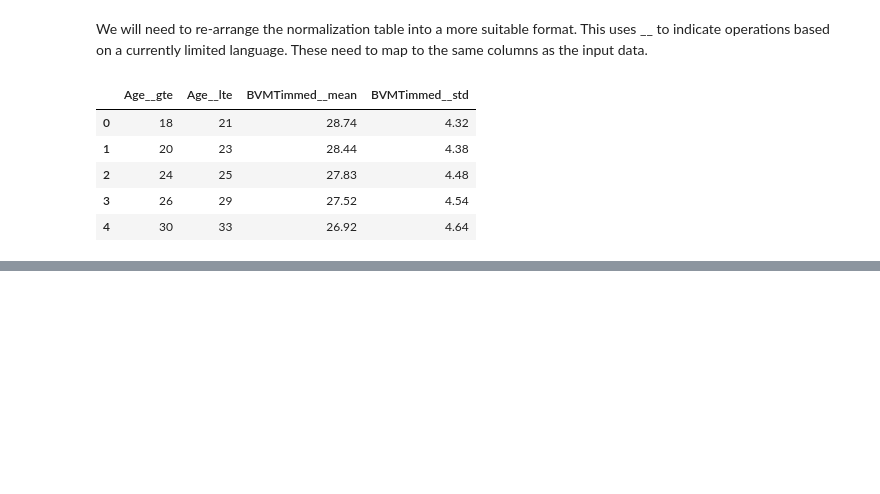
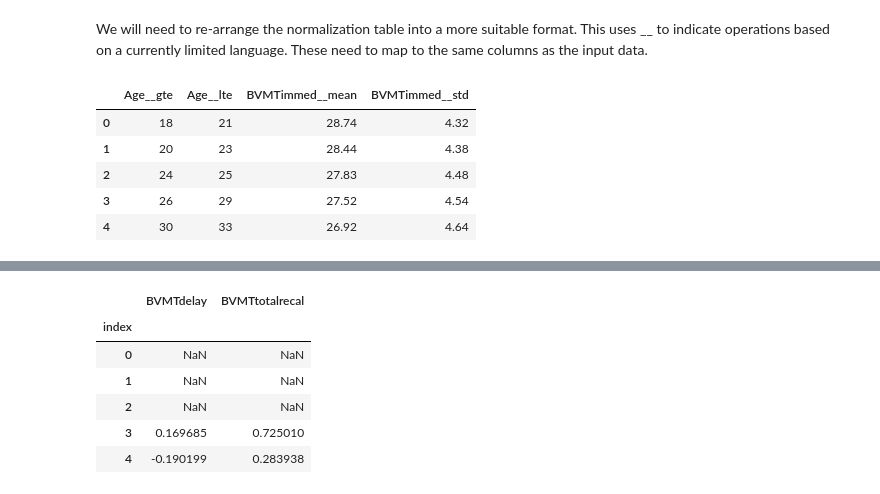
Before and after one commit to JudoWill/autoneuro, a Jupyter notebook: 00_core.ipynb, the cells around one changed output, grey strips where cells are left out. Saved outputs shown, nothing was run; the diff lists cells and outputs as text; code cells hidden in the pictures; blank space fills up the shorter version.

```diff
--- a/00_core.ipynb
+++ b/00_core.ipynb
@@ -276,0 +651,18 @@ multi_trans.get_feature_names()
+# %%
+
+eqn = "(scaled-(0.2267*(Education-13.86) + (-0.1262)*(Age-40.63) + 0.8593*heaton_gender + 7.691))/2.5197"
+flt = '(RaceCat == "AA") & ((Age >= 18) & (Age <= 66))'
+
+smaller_data = bvmt_all
+
+
+cal_data = pd.DataFrame({'scaled': bvmt_all['BVMTdelay'].map(scale_ser.get),
+                         'Education': bvmt_all['Education'],
+                         'Age': bvmt_all['Age'],
+                         'heaton_gender': bvmt_all['Sex'].replace()})
+
+
+node = ScaledRegressionNode('test', 'BVMTdelay', scale_ser, flt, eqn,
+                            ['Age', 'Sex', 'Education', 'BVMTdelay', 'Race'],
+                            result = 'zscale',
+                            transform = encoder_transform)
@@ -276,0 +735,30 @@ multi_trans.get_feature_names()
+# %%
+heaton_transform = EncodingTransform(replacements = {'Sex': {1: 0,
+                                                              2: 1},
+                                                      'Race': {2: 'AA',
+                                                               1: 'White'}},
+                                      renames = {'Sex': 'heaton_gender',
+                                                 'Race': 'RaceCat',
+                                                 'BVMTimmed': 'BVMTtotalrecal',
+                                                 'HVLT.total': 'HVLTtotalrecal'
+                                                  })
+
+
+
+
+heaton_normer = ScaledRegressionTransform.from_yaml(['data/norms/heaton/heaton_AA_BVMTdelay.yaml',
+                                                     'data/norms/heaton/heaton_AA_BVMTtotalrecall.yaml',
+                                                     'data/norms/heaton/heaton_White_BVMTdelay.yaml',
+                                                     'data/norms/heaton/heaton_White_BVMTtotalrecall.yaml',
+                                                     ], transform=heaton_transform)
+# %%
+heaton_res = heaton_normer.normalize_samples(bvmt_all)
+heaton_res.head()
+# %% [output]
+|  | BVMTdelay | BVMTtotalrecal |
+| index |  |  |
+| 0 | NaN | NaN |
+| 1 | NaN | NaN |
+| 2 | NaN | NaN |
+| 3 | 0.169685 | 0.725010 |
+| 4 | -0.190199 | 0.283938 |
```
Also changed, not shown: parts of 21 cells of this notebook, 12 other files.
